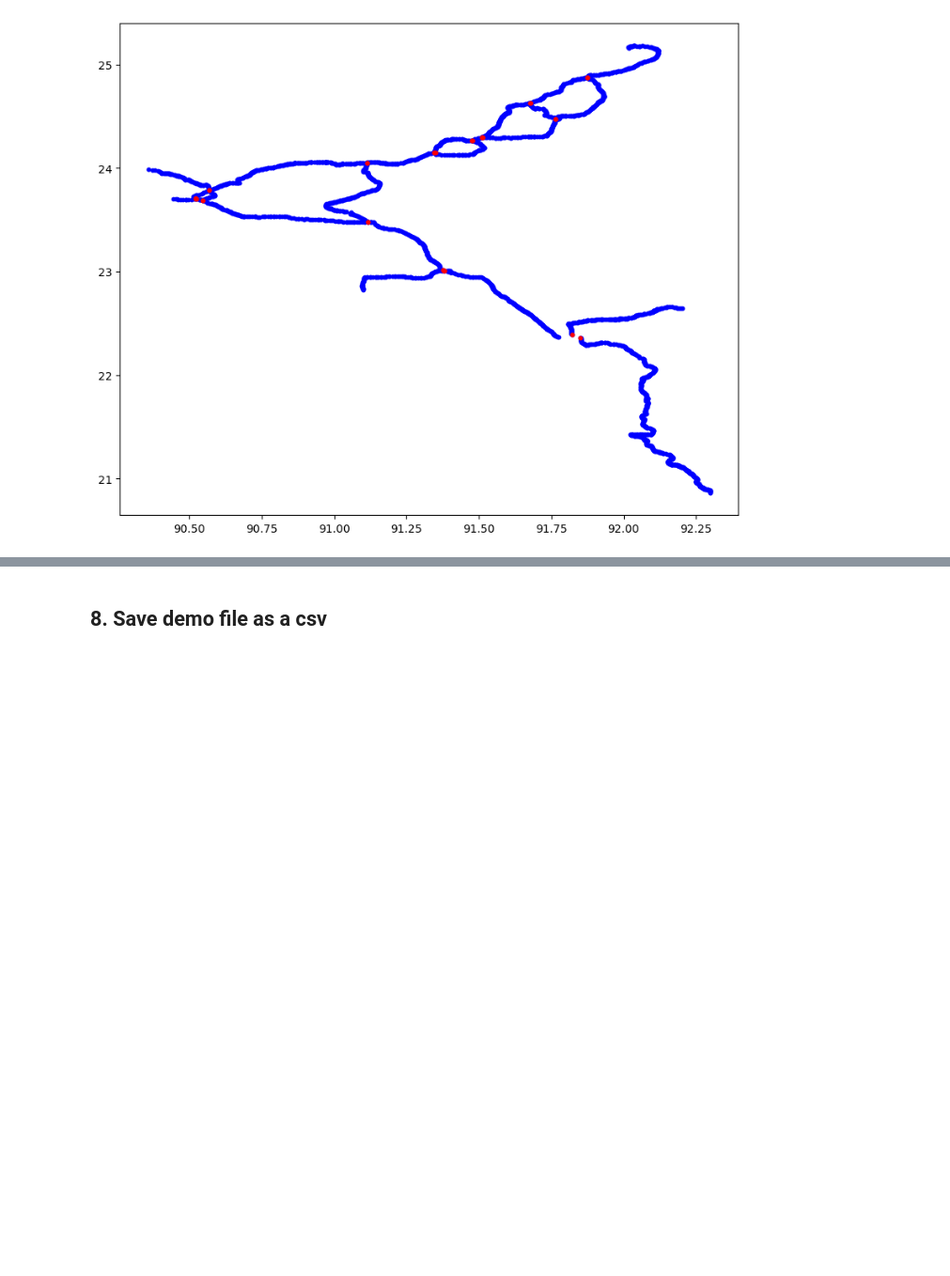
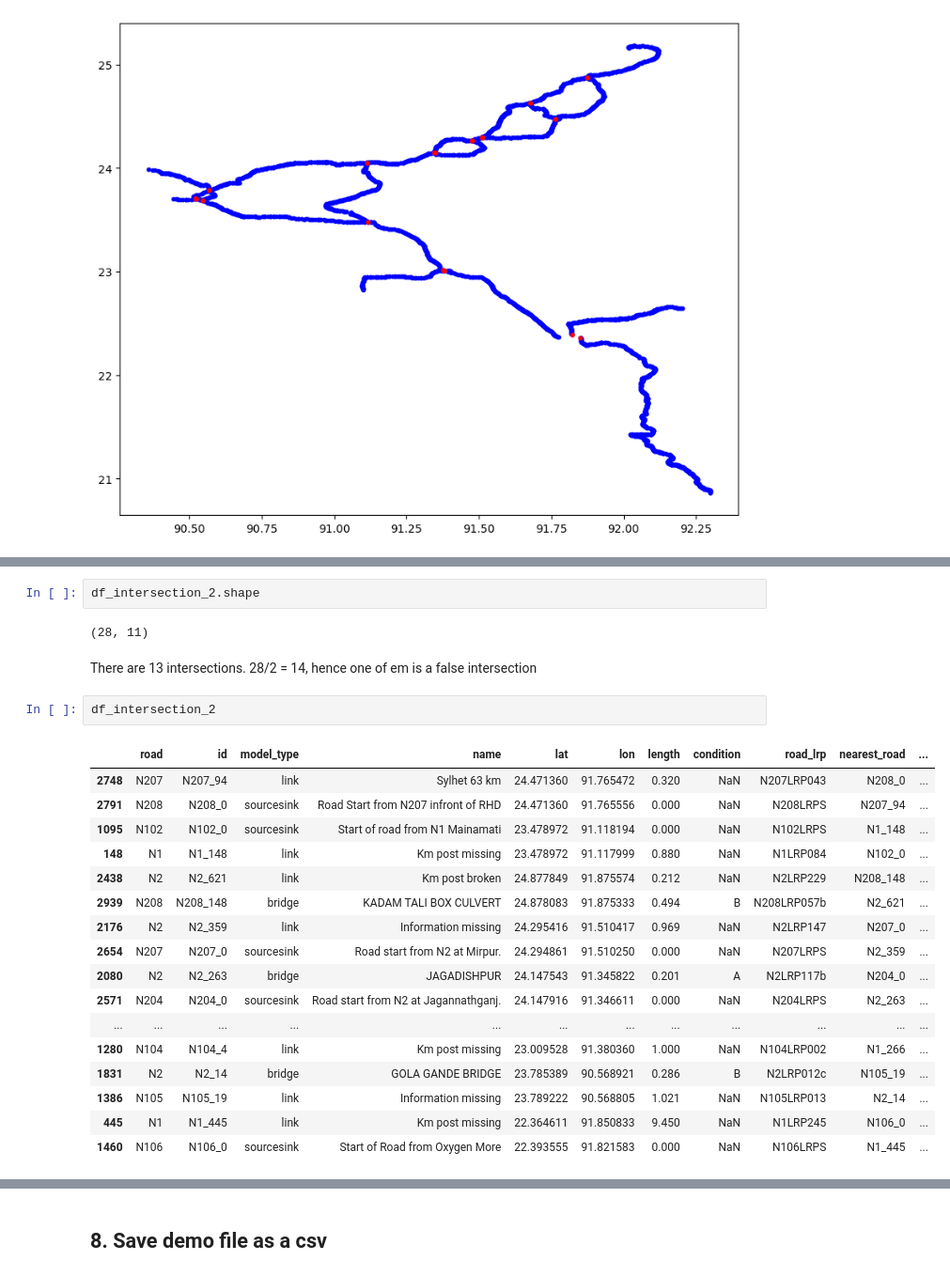
Before and after one commit to daniela1998/Advanced-Simulation-Assignments, a Jupyter notebook: Assignment 3/EPA133a-G16-A3_demo_generator/notebook/CreateDemoFile - Rachel.ipynb, the cells around one changed output, grey strips where cells are left out. Shown at 94% size. Drawn from its saved outputs; the diff is of its cells as text; blank space fills up the shorter version.

```diff
--- a/Assignment 3/EPA133a-G16-A3_demo_generator/notebook/CreateDemoFile - Rachel.ipynb
+++ b/Assignment 3/EPA133a-G16-A3_demo_generator/notebook/CreateDemoFile - Rachel.ipynb
@@ -654,0 +707,27 @@ plt.show()
+# %%
+df_intersection_2.shape
+# %% [output]
+(28, 11)
+# %% [markdown]
+There are 13 intersections.
+28/2 = 14, hence one of em is a false intersection
+# %%
+df_intersection_2
+# %% [output]
+|  | road | id | model_type | name | lat | lon | length | condition | road_lrp | nearest_road | ... |
+| 2748 | N207 | N207_94 | link | Sylhet 63 km | 24.471360 | 91.765472 | 0.320 | NaN | N207LRP043 | N208_0 | ... |
+| 2791 | N208 | N208_0 | sourcesink | Road Start from N207 infront of RHD | 24.471360 | 91.765556 | 0.000 | NaN | N208LRPS | N207_94 | ... |
+| 1095 | N102 | N102_0 | sourcesink | Start of road from N1 Mainamati | 23.478972 | 91.118194 | 0.000 | NaN | N102LRPS | N1_148 | ... |
+| 148 | N1 | N1_148 | link | Km post missing | 23.478972 | 91.117999 | 0.880 | NaN | N1LRP084 | N102_0 | ... |
+| 2438 | N2 | N2_621 | link | Km post broken | 24.877849 | 91.875574 | 0.212 | NaN | N2LRP229 | N208_148 | ... |
+| 2939 | N208 | N208_148 | bridge | KADAM TALI BOX CULVERT | 24.878083 | 91.875333 | 0.494 | B | N208LRP057b | N2_621 | ... |
+| 2176 | N2 | N2_359 | link | Information missing | 24.295416 | 91.510417 | 0.969 | NaN | N2LRP147 | N207_0 | ... |
+| 2654 | N207 | N207_0 | sourcesink | Road start from N2 at Mirpur. | 24.294861 | 91.510250 | 0.000 | NaN | N207LRPS | N2_359 | ... |
+| 2080 | N2 | N2_263 | bridge | JAGADISHPUR | 24.147543 | 91.345822 | 0.201 | A | N2LRP117b | N204_0 | ... |
+| 2571 | N204 | N204_0 | sourcesink | Road start from N2 at Jagannathganj. | 24.147916 | 91.346611 | 0.000 | NaN | N204LRPS | N2_263 | ... |
+| ... | ... | ... | ... | ... | ... | ... | ... | ... | ... | ... | ... |
+| 1280 | N104 | N104_4 | link | Km post missing | 23.009528 | 91.380360 | 1.000 | NaN | N104LRP002 | N1_266 | ... |
+| 1831 | N2 | N2_14 | bridge | GOLA GANDE BRIDGE | 23.785389 | 90.568921 | 0.286 | B | N2LRP012c | N105_19 | ... |
+| 1386 | N105 | N105_19 | link | Information missing | 23.789222 | 90.568805 | 1.021 | NaN | N105LRP013 | N2_14 | ... |
+| 445 | N1 | N1_445 | link | Km post missing | 22.364611 | 91.850833 | 9.450 | NaN | N1LRP245 | N106_0 | ... |
+| 1460 | N106 | N106_0 | sourcesink | Start of Road from Oxygen More | 22.393555 | 91.821583 | 0.000 | NaN | N106LRPS | N1_445 | ... |
```
Also changed, not shown: parts of 13 cells of this notebook.
